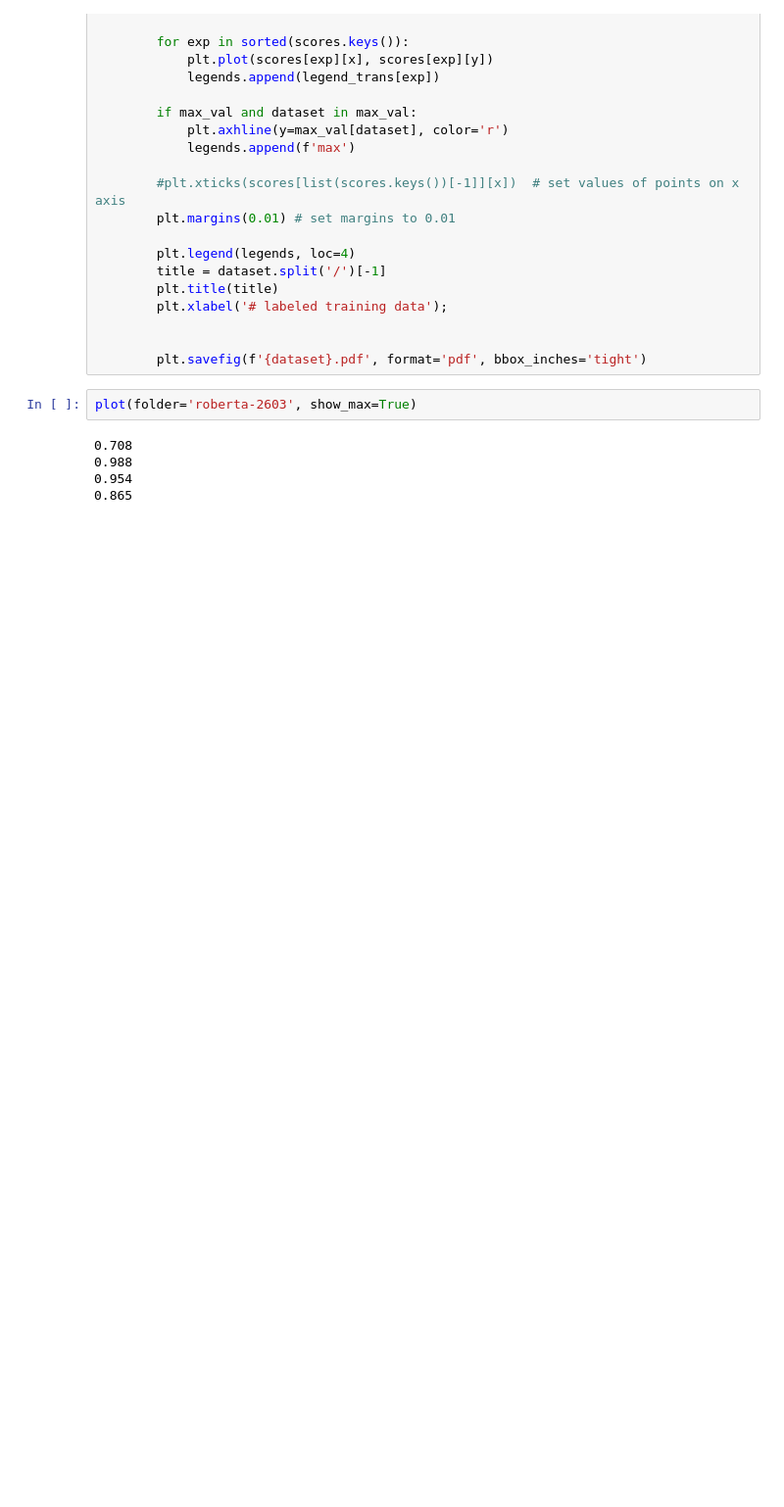
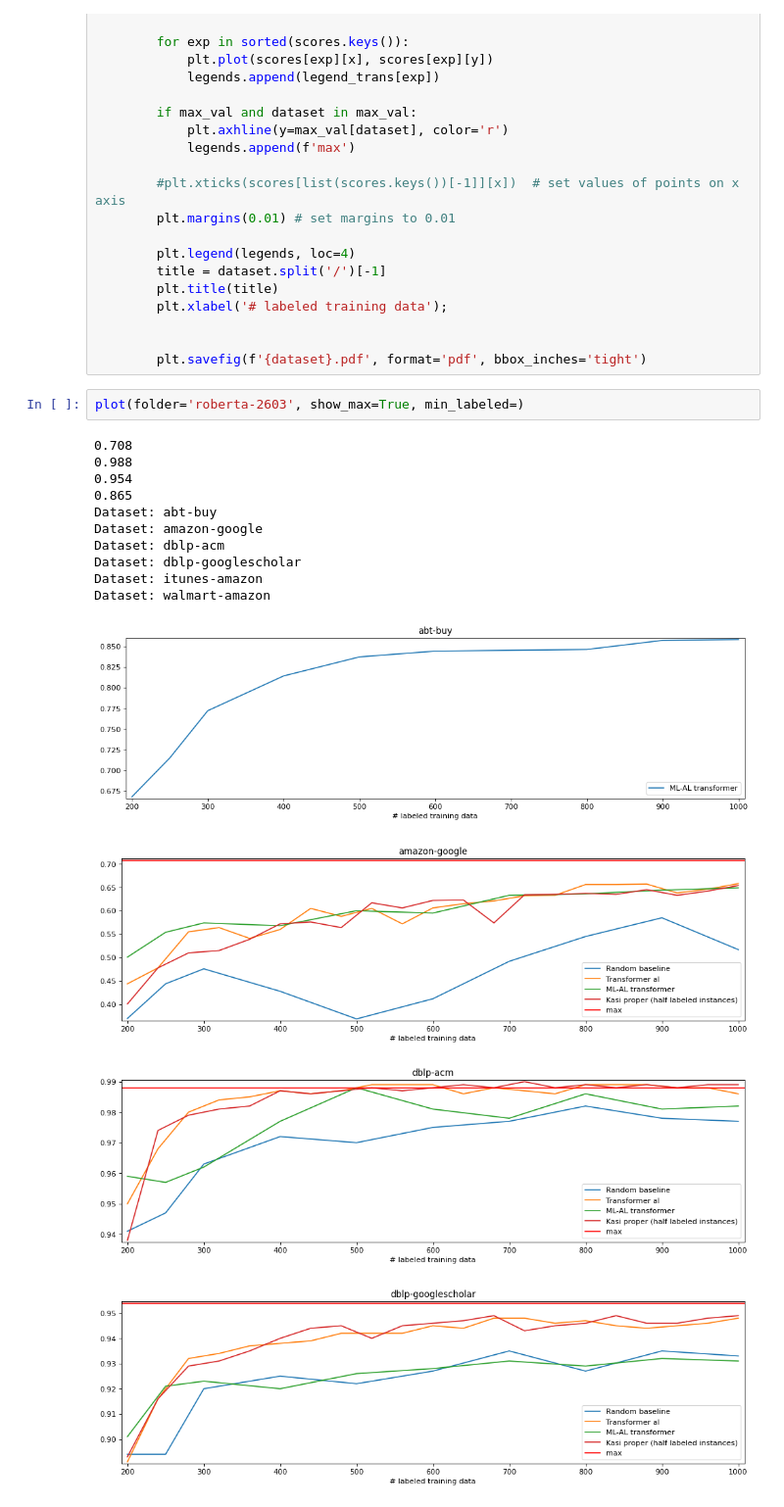
Before and after one commit to oyvindsam/transformer-results, a Jupyter notebook: graps.ipynb, the cells around one changed output. Shown at 98% size. Drawn from its saved outputs; the diff is of its cells as text; blank space fills up the shorter version.

Commit message:
add more results + graphs

```diff
--- a/graps.ipynb
+++ b/graps.ipynb
@@ -76,9 +76,19 @@ def f(data, x, y, max_val):
 
         plt.savefig(f'{dataset}.pdf', format='pdf', bbox_inches='tight')
 # %%
-plot(folder='roberta-2603', show_max=True)
+plot(folder='roberta-2603', show_max=True, min_labeled=)
 # %% [output]
 0.708
 0.988
 0.954
 0.865
+Dataset: abt-buy
+Dataset: amazon-google
+Dataset: dblp-acm
+Dataset: dblp-googlescholar
+Dataset: itunes-amazon
+Dataset: walmart-amazon
+[figure, added]
+[figure, added]
+[figure, added]
+[figure, added]
```
Also changed, not shown: parts of 1 cell of this notebook, 6 other files.
